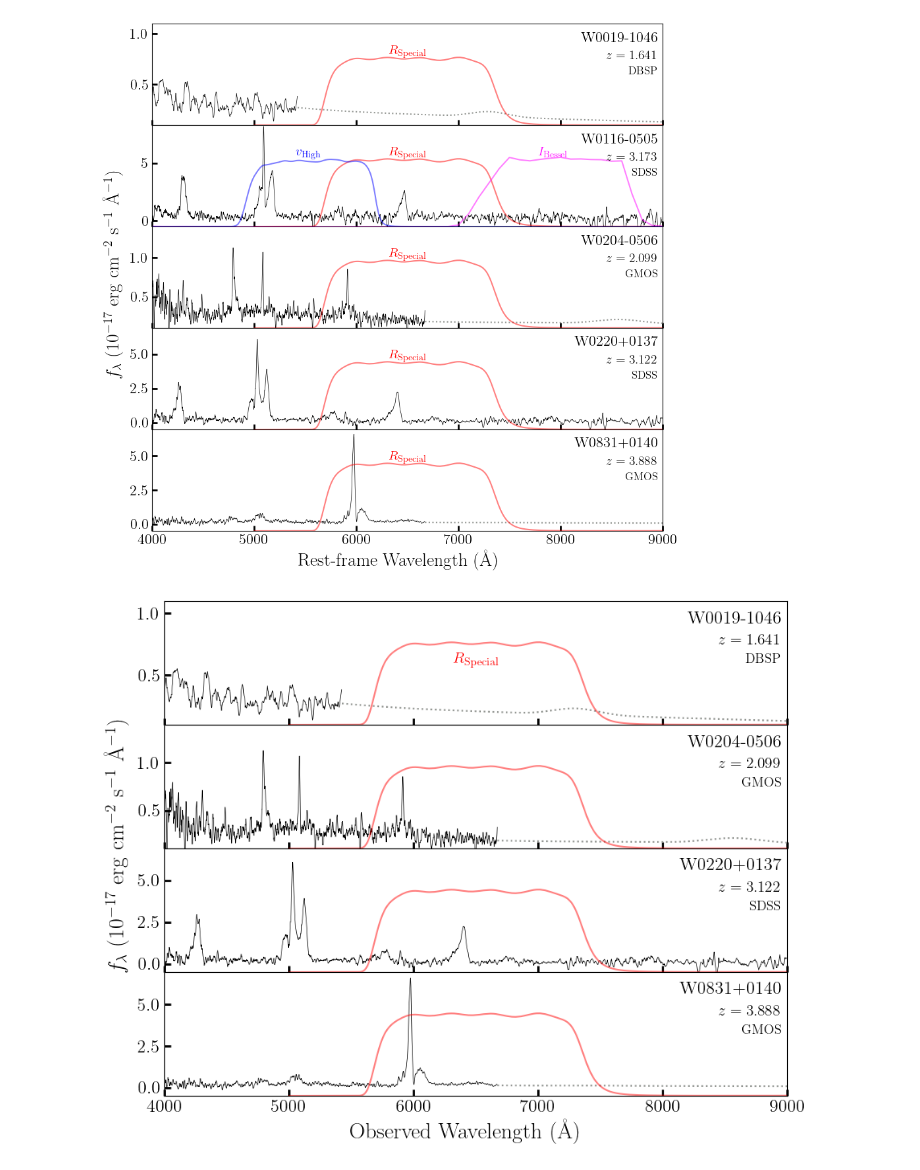
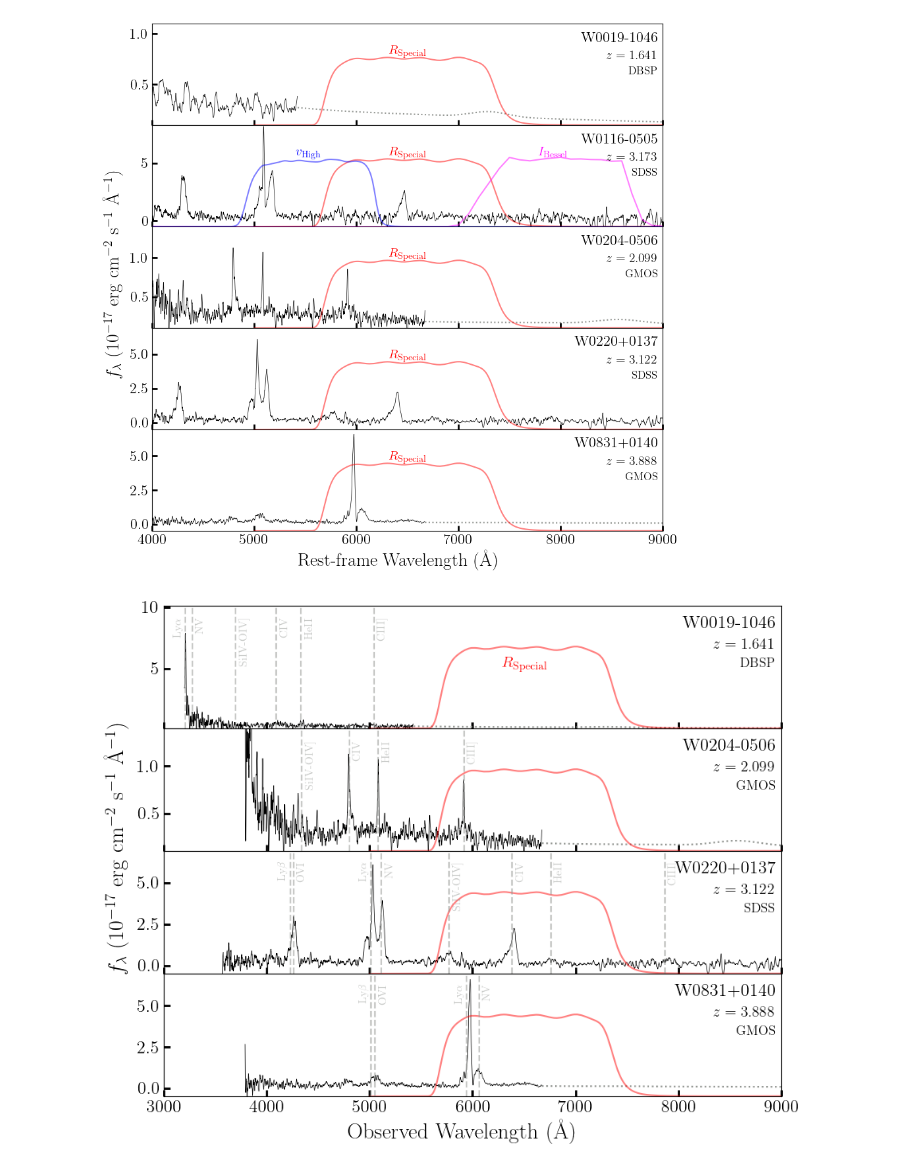
Before and after one commit to rjassef/Impol_BHDs_repo, a Jupyter notebook: plots/spec_plots/spec_plots.ipynb, the cells around one changed output. Cells and saved outputs as stored; diff of their text form; code cells hidden in the pictures.

```diff
--- a/plots/spec_plots/spec_plots.ipynb
+++ b/plots/spec_plots/spec_plots.ipynb
@@ -189,7 +189,8 @@ fig.savefig("specs_all.png", dpi=200, bbox_inches='tight')
 [figure]
 # %%
 ymin = {"W0019-1046": 0.1, "W0116-0505": -0.5, "W0204-0506": 0.1, "W0220+0137": -0.5, "W0831+0140": -0.5}
-ymax = {"W0019-1046": 1.1, "W0116-0505":  8.3, "W0204-0506": 1.4, "W0220+0137":  6.9, "W0831+0140": None}
+#ymax = {"W0019-1046": 1.1, "W0116-0505":  8.3, "W0204-0506": 1.4, "W0220+0137":  6.9, "W0831+0140": None}
+ymax = {"W0019-1046": 10.1, "W0116-0505":  8.3, "W0204-0506": 1.4, "W0220+0137":  6.9, "W0831+0140": None}
 
 fig, axs = plt.subplots(4, figsize=(10,8), sharex=True)
 
@@ -201,45 +202,62 @@ for i, wid in enumerate(wids_use):
     ax.tick_params(direction='in', labelsize=16, width=2, length=6)
 
     #First, plot the spectrum using smoothing from a savgol filter.
-    flam_use = savgol_filter(specs.specs.sp[wid].flam, 21, 3)
+    if specs.specs.sp[wid].instrument=="DBSP":
+         flam_use = savgol_filter(specs.specs.sp[wid].flam, 5, 3)
+    else:
+        flam_use = savgol_filter(specs.specs.sp[wid].flam, 21, 3)
     ax.plot(specs.specs.sp[wid].lam_obs, flam_use*1e17, color='black', lw=0.5)
 
     #Now, plot the extension based on the best-fit SED model.
     cond = specs.lam_obs[wid] > np.max(specs.specs.sp[wid].lam_obs)
     ax.plot(specs.lam_obs[wid][cond], specs.flam[wid][cond]*1e17, color='xkcd:grey', ls='dotted')
 
     #Plot the filters.
     trans = matplotlib.transforms.blended_transform_factory(ax.transData, ax.transAxes)
     for filt in op.filters[wid]:
-            if filt=='v_HIGH':
-                norm = 1./100.
-                color = "blue"
+        if filt=='v_HIGH':
+            norm = 1./100.
+            color = "blue"
+        else:
+            norm = 1.
+            if filt=='R_SPECIAL':
+                    color='red'
             else:
-                norm = 1.
-                if filt=='R_SPECIAL':
-                     color='red'
-                else:
-                     color='magenta'
-            ax.plot(bands.bp[filt].model.points[0], bands.bp[filt].model.lookup_table*norm*0.7, color=color, transform=trans, alpha=0.5)
-            if i==0:
-                ax.text(bands.bp[filt].barlam().value, 0.5, latex_band_name[filt], transform=trans, ha='center', fontsize=14, color=color)
+                    color='magenta'
+        ax.plot(bands.bp[filt].model.points[0], bands.bp[filt].model.lookup_table*norm*0.7, color=color, transform=trans, alpha=0.5)
+        if i==0:
+            ax.text(bands.bp[filt].barlam().value, 0.5, latex_band_name[filt], transform=trans, ha='center', fontsize=14, color=color)
 
     ax.set_ylim([ymin[wid],ymax[wid]])
-    ax.set_xlim([4000., 9000.])
+    #ax.set_xlim([4000., 9000.])
+    ax.set_xlim([3000., 9000.])
 
     ax.text(0.99, 0.82, wid, ha='right', fontsize=16, transform=ax.transAxes)
     ax.text(0.99, 0.65, r'$z={:.3f}$'.format(op.z[wid]), ha='right', fontsize=14, transform=ax.transAxes)
     ax.text(0.99, 0.50, specs.specs.sp[wid].instrument, ha='right', fontsize=12, transform=ax.transAxes)
 
     #plt.show()
     #fig.savefig('{}_spec.png'.format(wid), dpi=200, bbox_inches='tight')
 
+    #Plot some common emission lines.
+    waves_ems = {r"Ly$\beta$":1025.722, "OVI":1033.82, r"Ly$\alpha$":1215.670, "NV":1240.81, "SiIV-OIV]":1399.80, "CIV":1549.48, "HeII":1640.40, "CIII]":1908.734}
+    offset = {r"Ly$\beta$":-0.02, "OVI":0.005, r"Ly$\alpha$":-0.02, "NV":0.005, "SiIV-OIV]":0.005, "CIV":0.005, "HeII":0.005, "CIII]":0.005}
+    for line_name in waves_ems.keys():
+         lam_line = waves_ems[line_name]*(1+op.z[wid])
+         if wid=="W0204-0506":
+              if lam_line < 4000.:
+                   continue
+         if np.min(specs.lam_obs[wid].value)> lam_line or np.max(specs.specs.sp[wid].lam_obs.value)<lam_line:
+              continue
+         ax.plot([lam_line]*2, ax.get_ylim(), color='xkcd:grey', linestyle='dashed', alpha=0.5)
+         ax.text(lam_line+offset[line_name]*(ax.get_xlim()[1]-ax.get_xlim()[0]), 0.9*ax.get_ylim()[1], line_name, color='xkcd:grey', alpha=0.5, rotation="vertical", va='top')
+
 plt.subplots_adjust(wspace=0.0,hspace=0.0)
 fig.supylabel(r'$f_{\lambda}~(10^{-17}~\rm erg~\rm cm^{-2}~\rm s^{-1}~\rm \AA^{-1})$', fontsize=20, x=0.05)
 fig.supxlabel(r'Observed Wavelength $(\rm \AA)$', fontsize=20, y=0.035)
 
 plt.show()
 
 fig.savefig("specs.png", dpi=200, bbox_inches='tight')
 # %% [output]
-[figure, old version]
+[figure, new version]
```
Also changed, not shown: 4 other files.
